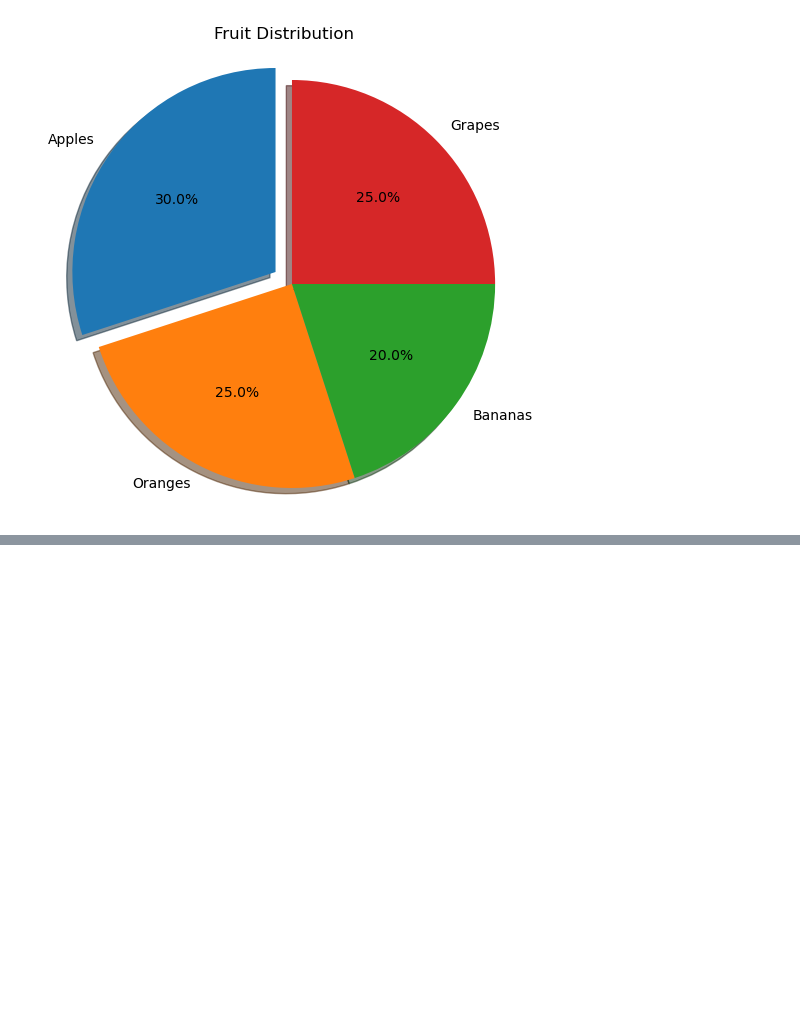
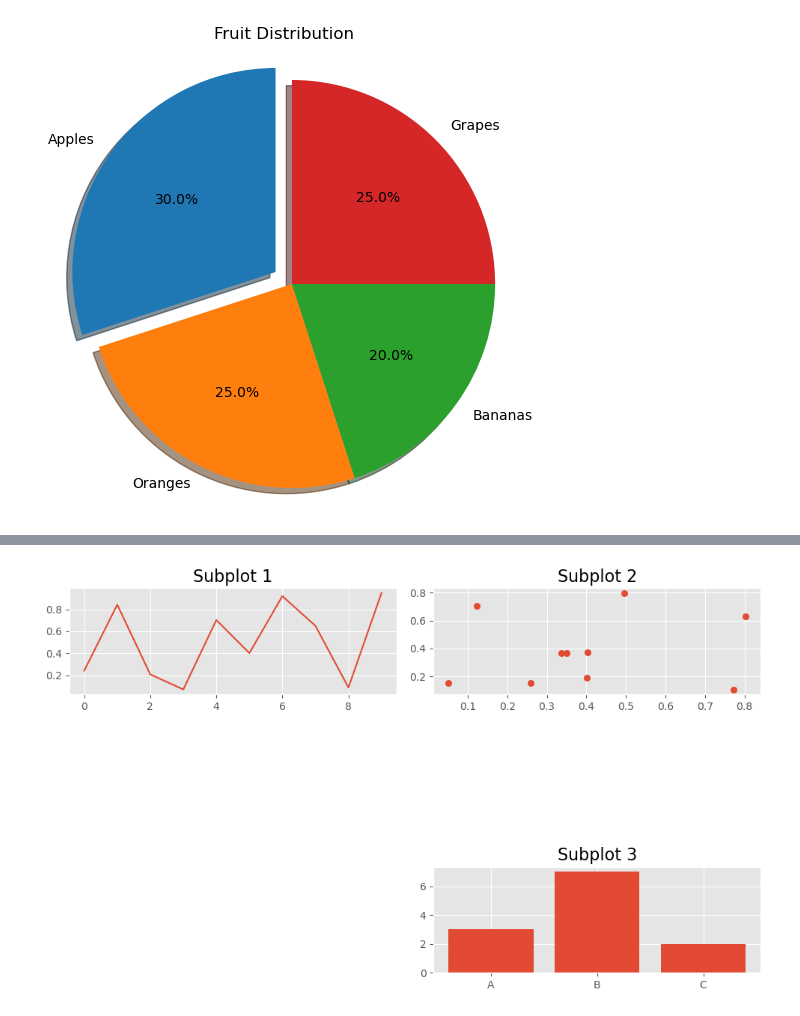
Before and after one commit to xiyaoyuanya/wangyuan, a Jupyter notebook: matplotlib可视化学习.ipynb, the cells around one changed output, grey strips where cells are left out. Saved outputs shown, nothing was run; the diff lists cells and outputs as text; code cells hidden in the pictures; blank space fills up the shorter version.

```diff
--- a/matplotlib可视化学习.ipynb
+++ b/matplotlib可视化学习.ipynb
@@ -82,0 +157,26 @@ plt.show()
+# %%
+import matplotlib.pyplot as plt
+import numpy as np
+
+# 创建3行2列的子图网格
+plt.figure(figsize=(10, 6))
+
+# 第一个子图 (行1列1)
+plt.subplot(3, 2, 1)  # (行, 列, 位置索引)
+plt.plot(np.random.rand(10))
+plt.title("Subplot 1")
+
+# 第二个子图 (行1列2)
+plt.subplot(3, 2, 2)
+plt.scatter(np.random.rand(10), np.random.rand(10))
+plt.title("Subplot 2")
+
+# 第六个子图 (行3列2)
+plt.subplot(3, 2, 6)
+plt.bar(['A', 'B', 'C'], [3, 7, 2])
+plt.title("Subplot 3")
+
+plt.tight_layout()  # 自动调整子图间距
+plt.show()
+# %% [output]
+[figure, added]
```
Also changed, not shown: parts of 10 cells of this notebook, 2 other files.
